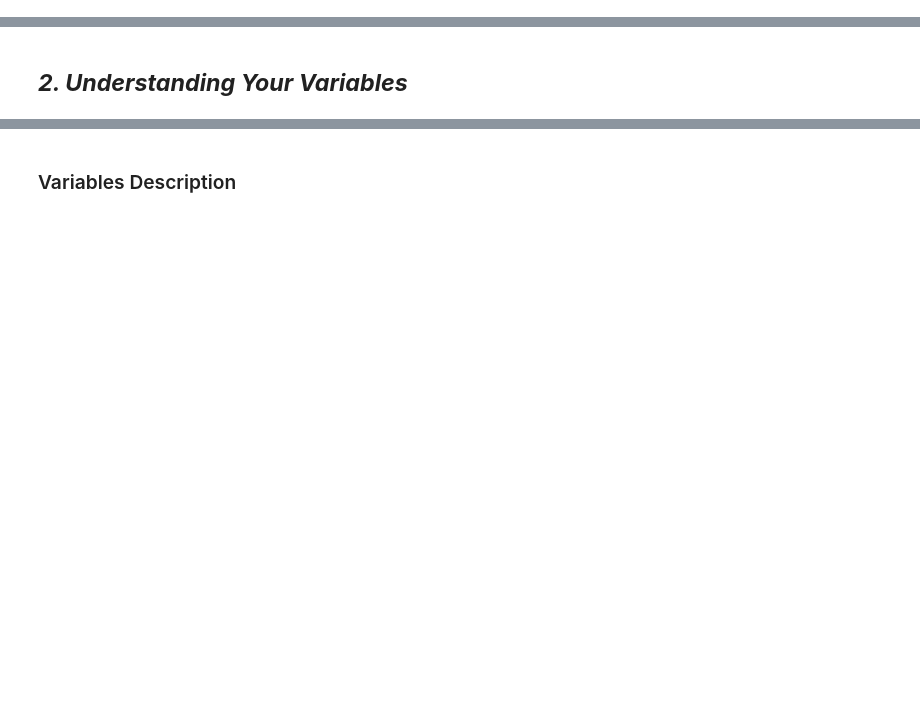
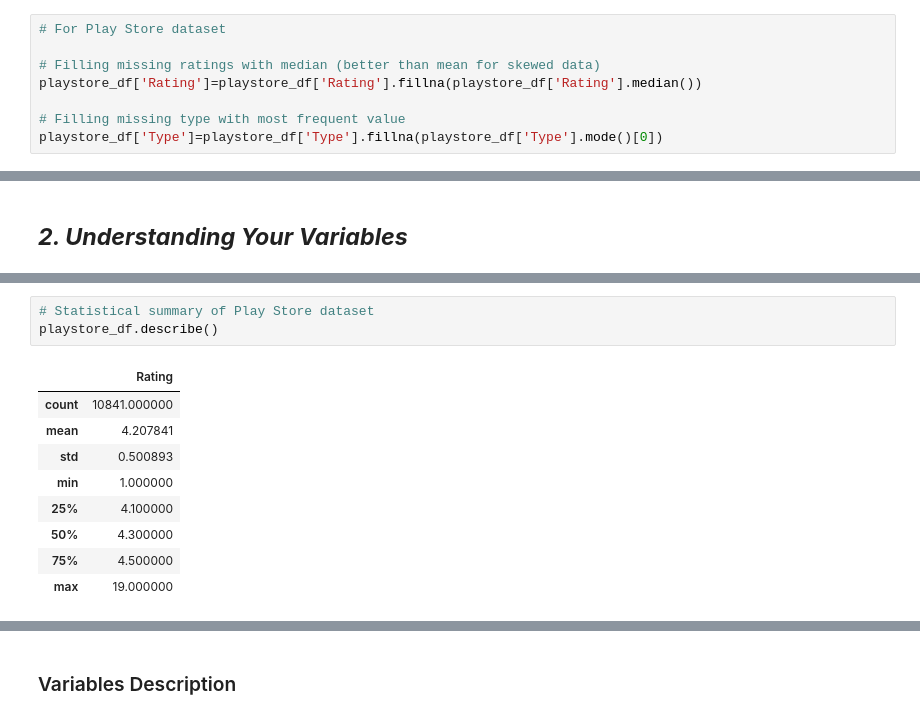
Before and after one commit to Chetanpatil71502/EDA-Play-Store-App-Review-Analysis, a Jupyter notebook: EDA_Play_Store_App_Review_Analysis.ipynb, the cells around one changed output, grey strips where cells are left out. Cells and saved outputs as stored; diff of their text form; blank space fills up the shorter version.

Commit message:
add variable descriptions and perform statistical profiling

```diff
--- a/EDA_Play_Store_App_Review_Analysis.ipynb
+++ b/EDA_Play_Store_App_Review_Analysis.ipynb
@@ -192,0 +230,8 @@ np.int64(33616)
+# %%
+# For Play Store dataset
+
+# Filling missing ratings with median (better than mean for skewed data)
+playstore_df['Rating']=playstore_df['Rating'].fillna(playstore_df['Rating'].median())
+
+# Filling missing type with most frequent value
+playstore_df['Type']=playstore_df['Type'].fillna(playstore_df['Type'].mode()[0])
@@ -202,0 +277,13 @@ Answer Here
+# %%
+# Statistical summary of Play Store dataset
+playstore_df.describe()
+# %% [output]
+|  | Rating |
+| count | 10841.000000 |
+| mean | 4.207841 |
+| std | 0.500893 |
+| min | 1.000000 |
+| 25% | 4.100000 |
+| 50% | 4.300000 |
+| 75% | 4.500000 |
+| max | 19.000000 |
```
Also changed, not shown: parts of 19 cells of this notebook.
